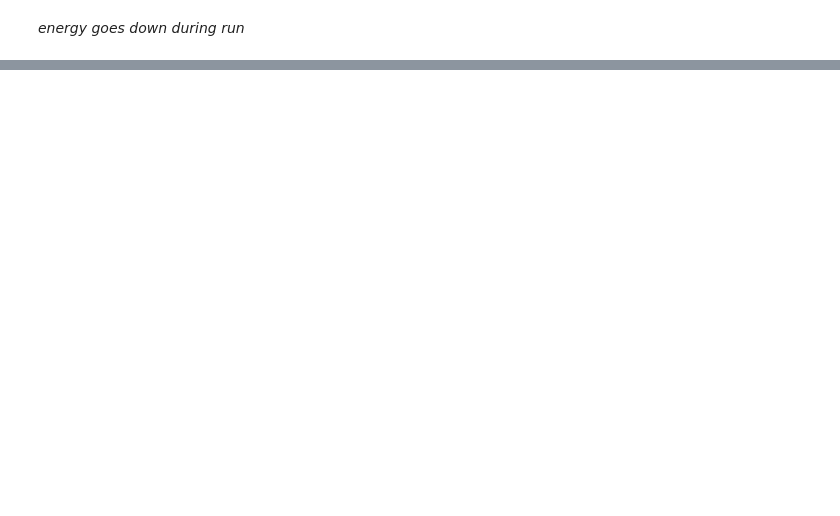
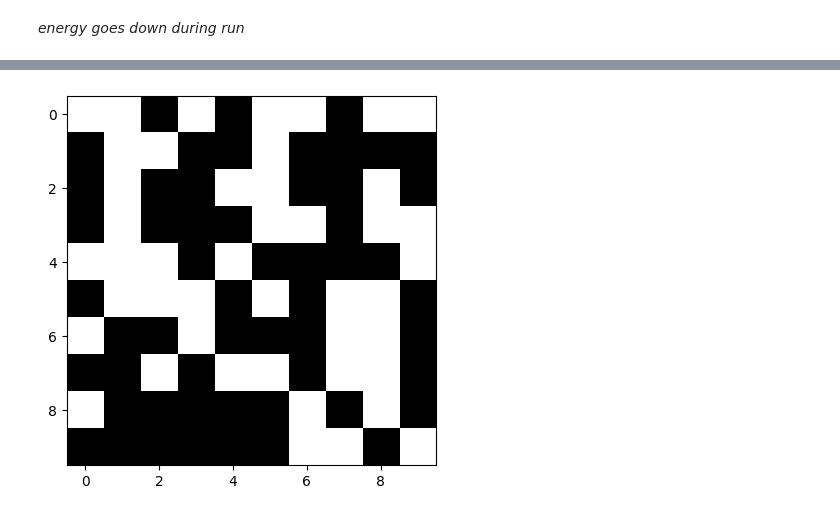
Before and after one commit to halilbayndir/ML_Physics, a Jupyter notebook: Hopfield_Network.ipynb, the cells around one changed output, grey strips where cells are left out. Saved outputs shown, nothing was run; the diff lists cells and outputs as text; code cells hidden in the pictures; blank space fills up the shorter version.

```diff
--- a/Hopfield_Network.ipynb
+++ b/Hopfield_Network.ipynb
@@ -86,0 +102,6 @@ plt.show()
+# %%
+seed = 10
+np.random.seed(seed)
+binary_array = np.random.choice([-1, 1], size=(10, 10))
+hopfield_net = HopfieldNetwork(binary_array.size)
+hopfield_net.weights
@@ -86,0 +122,5 @@ plt.show()
+# %%
+plt.imshow(binary_array, cmap='gray', vmin=-1, vmax=1)
+plt.show()
+# %% [output]
+[figure, added]
```
Also changed, not shown: parts of 10 cells of this notebook.
